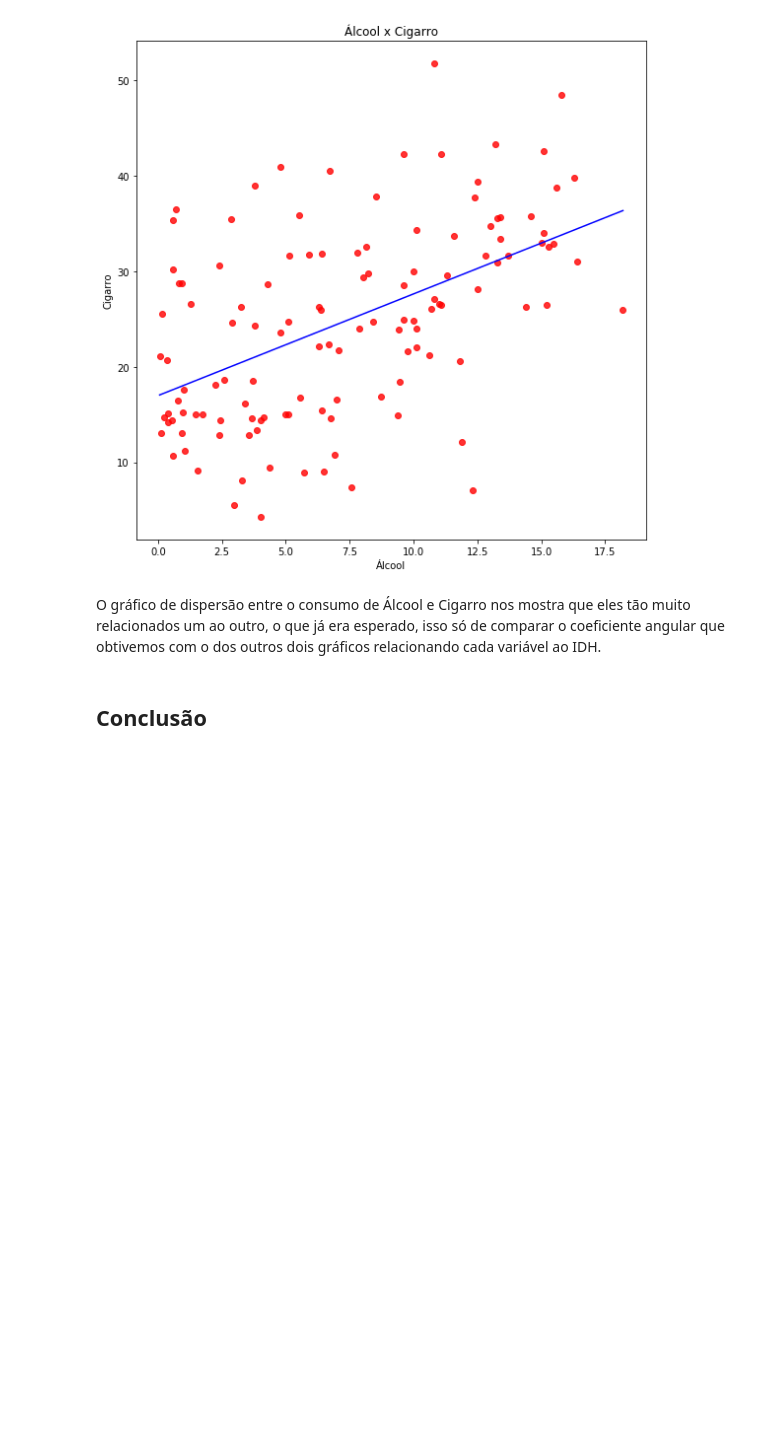
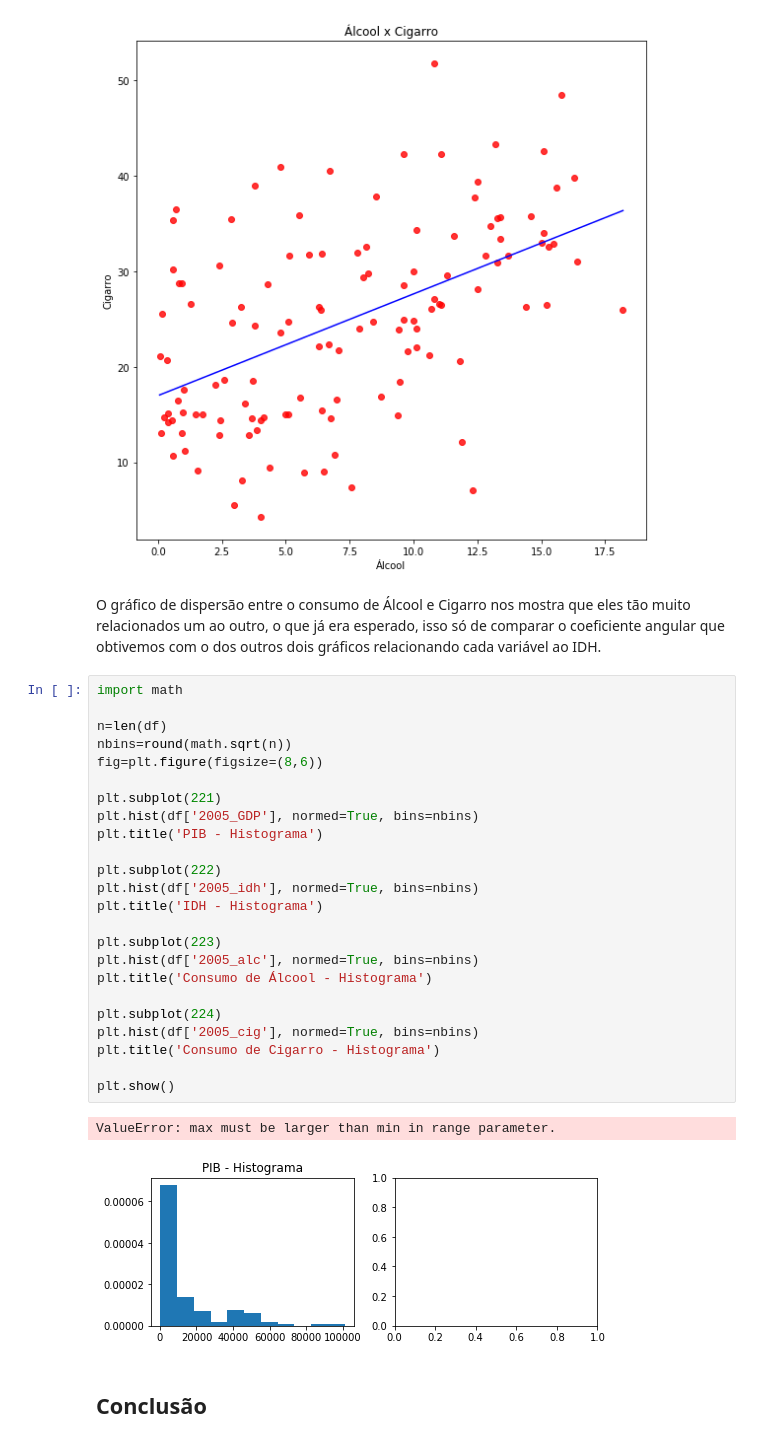
Before and after one commit to slimkaki/project1_cddp, a Jupyter notebook: Projeto 01.ipynb, the cells around one changed output. Saved outputs shown, nothing was run; the diff lists cells and outputs as text; blank space fills up the shorter version.

Commit message:
plotando histogramas

```diff
--- a/Projeto 01.ipynb
+++ b/Projeto 01.ipynb
@@ -223,6 +223,33 @@ Coeficiente angular: 1.0649661687236667
 [figure]
 # %% [markdown]
 O gráfico de dispersão entre o consumo de Álcool e Cigarro nos mostra que eles tão muito relacionados um ao outro, o que já era esperado, isso só de comparar o coeficiente angular que obtivemos com o dos outros dois gráficos relacionando cada variável ao IDH.
+# %%
+import math
+
+n=len(df)
+nbins=round(math.sqrt(n))
+fig=plt.figure(figsize=(8,6))
+
+plt.subplot(221)
+plt.hist(df['2005_GDP'], normed=True, bins=nbins)
+plt.title('PIB - Histograma')
+
+plt.subplot(222)
+plt.hist(df['2005_idh'], normed=True, bins=nbins)
+plt.title('IDH - Histograma')
+
+plt.subplot(223)
+plt.hist(df['2005_alc'], normed=True, bins=nbins)
+plt.title('Consumo de Álcool - Histograma')
+
+plt.subplot(224)
+plt.hist(df['2005_cig'], normed=True, bins=nbins)
+plt.title('Consumo de Cigarro - Histograma')
+
+plt.show()
+# %% [output]
+ValueError: max must be larger than min in range parameter.
+[figure, added]
 # %% [markdown]
 ## Conclusão
 # %% [markdown]
```
